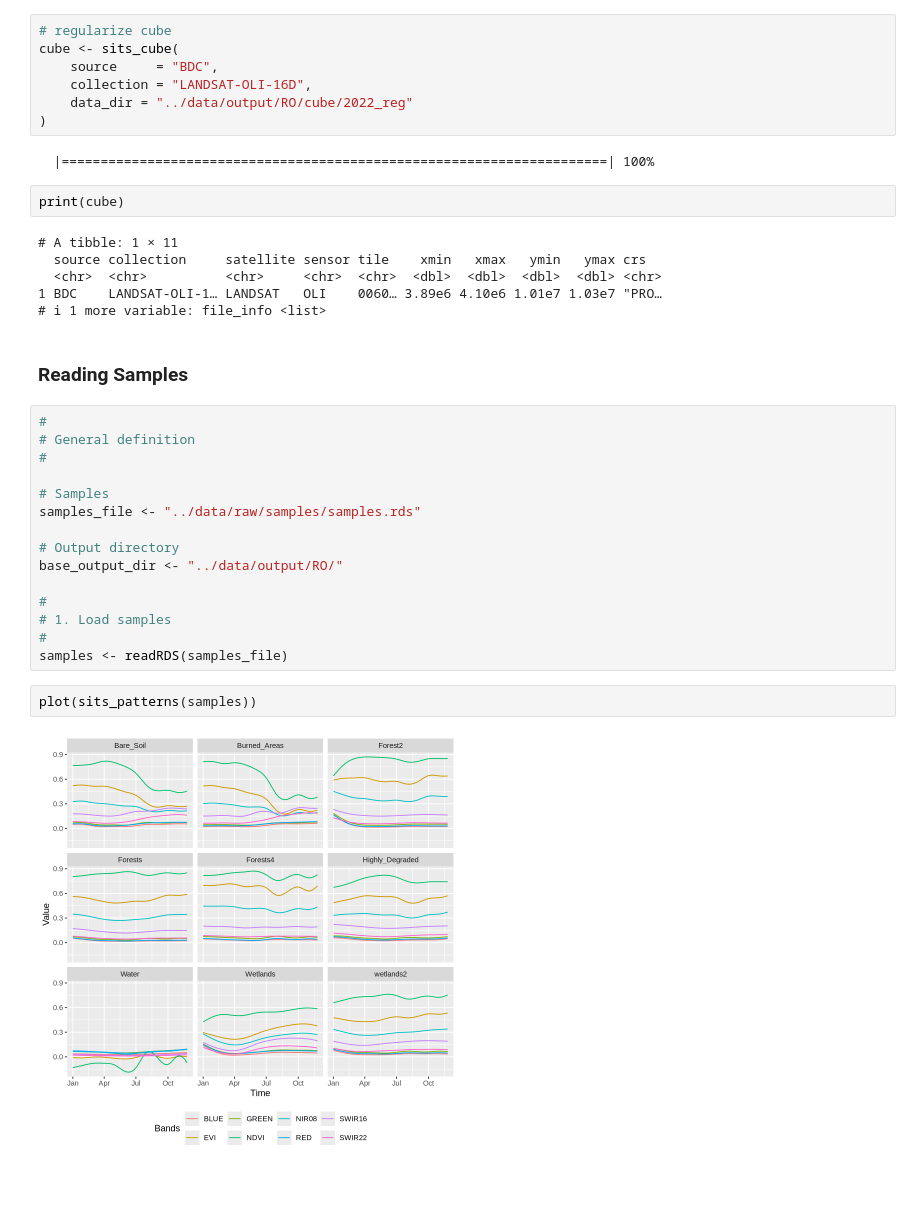
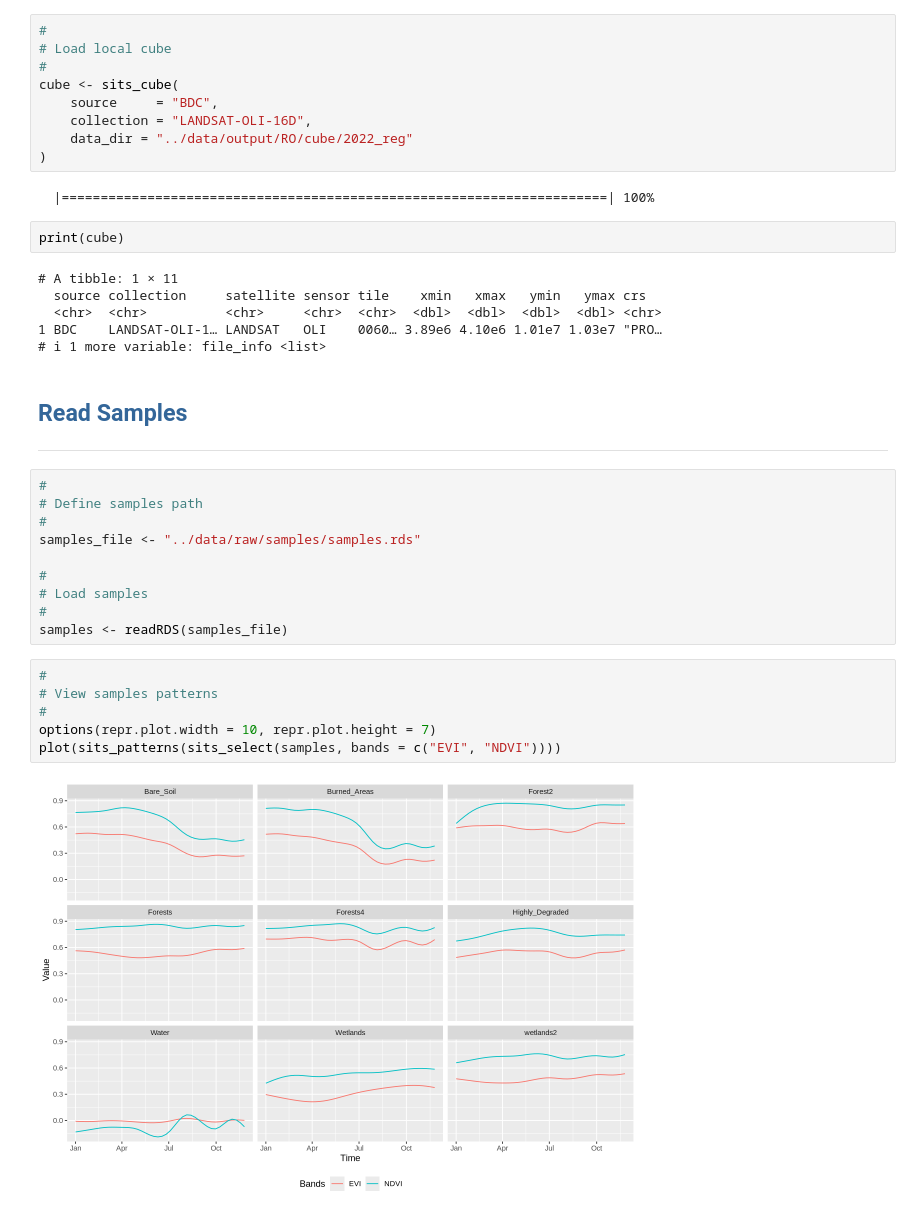
Before and after one commit to OldLipe/attention-vs-convolution-sits, a Jupyter notebook: analysis/rondonia_experiment_pixel-based.ipynb, the cells around one changed output. Saved outputs shown, nothing was run; the diff lists cells and outputs as text; blank space fills up the shorter version.

```diff
--- a/analysis/rondonia_experiment_pixel-based.ipynb
+++ b/analysis/rondonia_experiment_pixel-based.ipynb
@@ -109,7 +207,9 @@ Warning message in dir.create(cube_dir_year, recursive = TRUE):
   |======================================================================| 100%
   |======================================================================| 100%
 # %%
-# regularize cube
+#
+# Load local cube
+#
 cube <- sits_cube(
     source     = "BDC",
     collection = "LANDSAT-OLI-16D",
@@ -126,24 +226,25 @@ print(cube)
 1 BDC    LANDSAT-OLI-1… LANDSAT   OLI    0060… 3.89e6 4.10e6 1.01e7 1.03e7 "PRO…
 # ℹ 1 more variable: file_info <list>
 # %% [markdown]
-### Reading Samples
+## <span style="color:#336699">Read Samples</span>
+
+<hr style="border:1px solid #0077b9;">
 # %%
 #
-# General definition
+# Define samples path
 #
-
-# Samples
 samples_file <- "../data/raw/samples/samples.rds"
 
-# Output directory
-base_output_dir <- "../data/output/RO/"
-
 #
-# 1. Load samples
+# Load samples
 #
 samples <- readRDS(samples_file)
 # %%
-plot(sits_patterns(samples))
+#
+# View samples patterns
+#
+options(repr.plot.width = 10, repr.plot.height = 7)
+plot(sits_patterns(sits_select(samples, bands = c("EVI", "NDVI"))))
 # %% [output]
-[figure, old version]
+[figure, new version]
 # %% [markdown]
```
Also changed, not shown: parts of 96 cells of this notebook.
